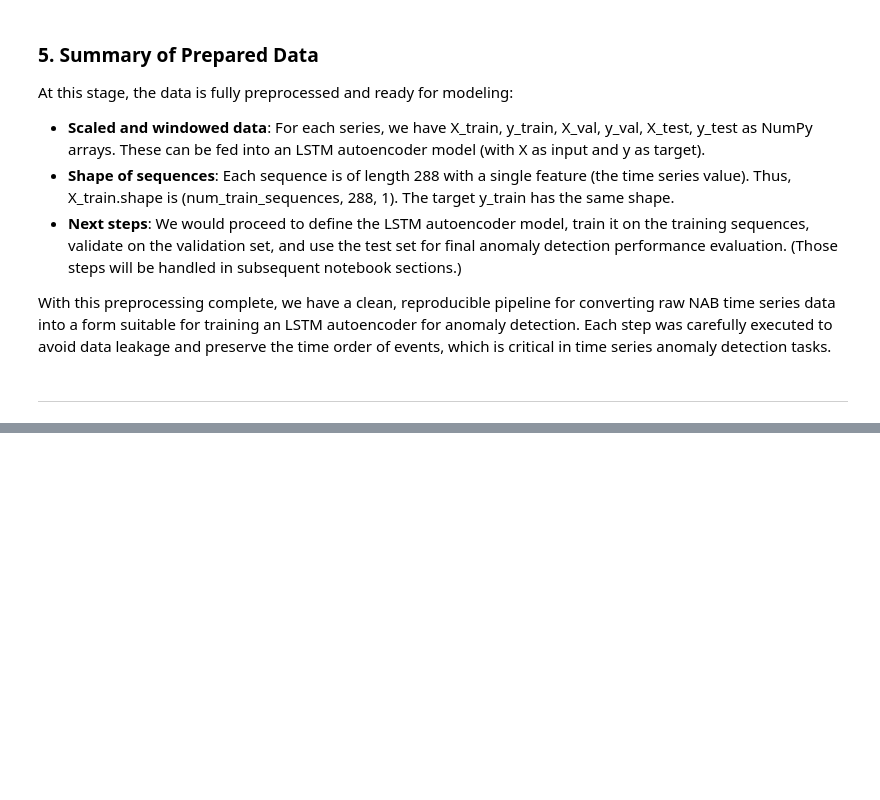
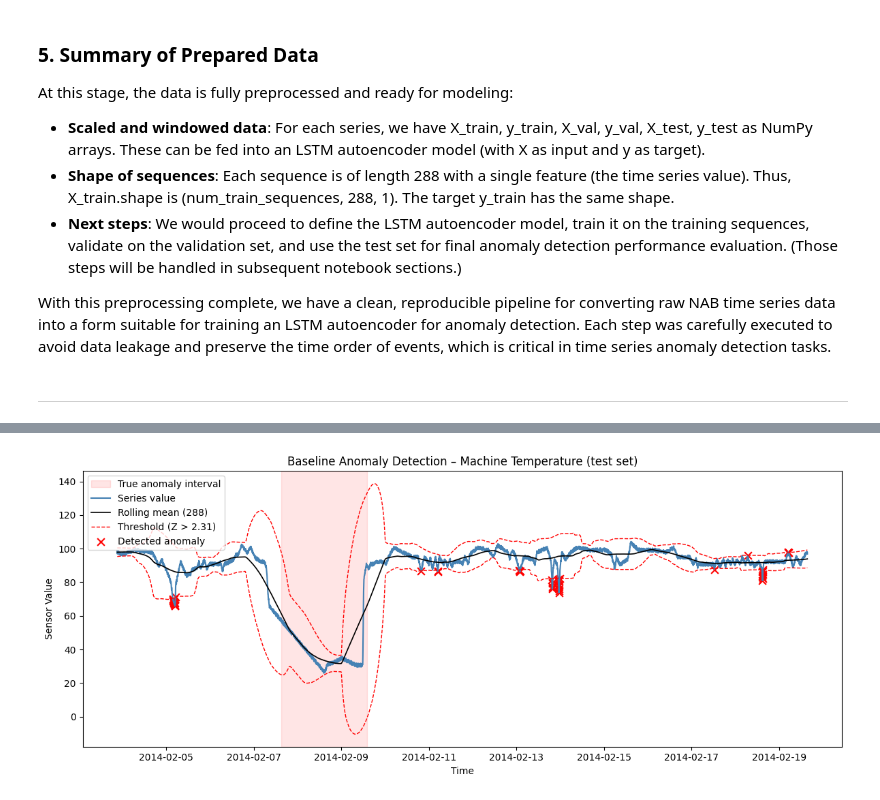
Before and after one commit to Leliotto/LSTM, a Jupyter notebook: LSTM_Project.ipynb, the cells around one changed output, grey strips where cells are left out. Cells and saved outputs as stored; diff of their text form; code cells hidden in the pictures; blank space fills up the shorter version.

```diff
--- a/LSTM_Project.ipynb
+++ b/LSTM_Project.ipynb
@@ -188,0 +318,82 @@ With this preprocessing complete, we have a clean, reproducible pipeline for con
+# %%
+# --- Robust plotting for the moving-average baseline ------------------------
+# Make absolutely sure the full matplotlib package (and its sub-modules) is loaded
+import importlib
+import matplotlib as mpl
+import matplotlib.pyplot as plt
+
+# Explicitly import the colours sub-module so that mpl.colors exists
+#import matplotlib.colors as mcolors      # noqa: F401  (import is needed for side-effects)
+
+# If something still shadowed matplotlib, you can try to reload it once:
+importlib.reload(mpl)
+
+# ---------------------------------------------------------------------------
+# Choose a representative series for visualization
+rep_series = "machine_temperature_system_failure"
+test_df = test_dfs[rep_series]
+
+# Rolling mean/std on the test set (centered 288-point window)
+test_mean = test_df['value'].rolling(window=288, center=True, min_periods=1).mean()
+test_std  = test_df['value'].rolling(window=288, center=True, min_periods=1).std()
+
+# Same threshold derived from the training part of this series
+train_df  = train_dfs[rep_series]
+train_mu  = train_df['value'].rolling(window=288, center=True).mean()
+train_sd  = train_df['value'].rolling(window=288, center=True).std()
+train_z   = ((train_df['value'] - train_mu).abs() / train_sd).dropna()
+threshold = np.percentile(train_z, 99)
+
+# Threshold bands for plotting
+upper_band = test_mean + threshold * test_std
+lower_band = test_mean - threshold * test_std
+
+# Detected anomalies in test
+abs_z_test = (test_df['value'] - test_mean).abs() / test_std
+abs_z_test = abs_z_test.fillna(0.0)
+anomaly_points = test_df[abs_z_test > threshold]
+
+# ---------------------------------------------------------------------------
+# Plot
+size = (12, 5)  # Set figure size
+fig, ax = plt.subplots(figsize = size)
+
+# Shade true anomaly intervals
+filepath  = series_files[rep_series]
+
+label_key = f"{filepath.parent.name}/{filepath.name}"
+
+if label_key in label_windows:
+    intervals   = label_windows[label_key]
+    if intervals:
+        test_start, test_end = test_df.index[0], test_df.index[-1]
+        first = True
+        for (start, end) in intervals:
+            start, end = pd.to_datetime(start), pd.to_datetime(end)
+            if end < test_start or start > test_end:
+                continue
+            ax.axvspan(max(start, test_start), min(end, test_end),
+                       color='red', alpha=0.1,
+                       label='True anomaly interval' if first else None)
+            first = False
+
+# Time-series, rolling mean and threshold bands
+ax.plot(test_df.index, test_df['value'],  color='steelblue', label='Series value')
+ax.plot(test_df.index, test_mean,         color='black',     lw=1.2, label='Rolling mean (288)')
+ax.plot(test_df.index, upper_band,        color='red',       ls='--', lw=1.0,
+        label=f'Threshold (Z > {threshold:.2f})')
+ax.plot(test_df.index, lower_band,        color='red',       ls='--', lw=1.0)
+
+# Detected anomaly markers
+if not anomaly_points.empty:
+    ax.scatter(anomaly_points.index, anomaly_points['value'],
+               color='red', marker='x', s=60, label='Detected anomaly')
+
+# Final touches
+ax.set_title("Baseline Anomaly Detection – Machine Temperature (test set)")
+ax.set_xlabel("Time");  ax.set_ylabel("Sensor Value")
+ax.legend(loc='upper left')
+plt.tight_layout()
+plt.show()
+# %% [output]
+[figure, added]
```
Also changed, not shown: parts of 8 cells of this notebook.
